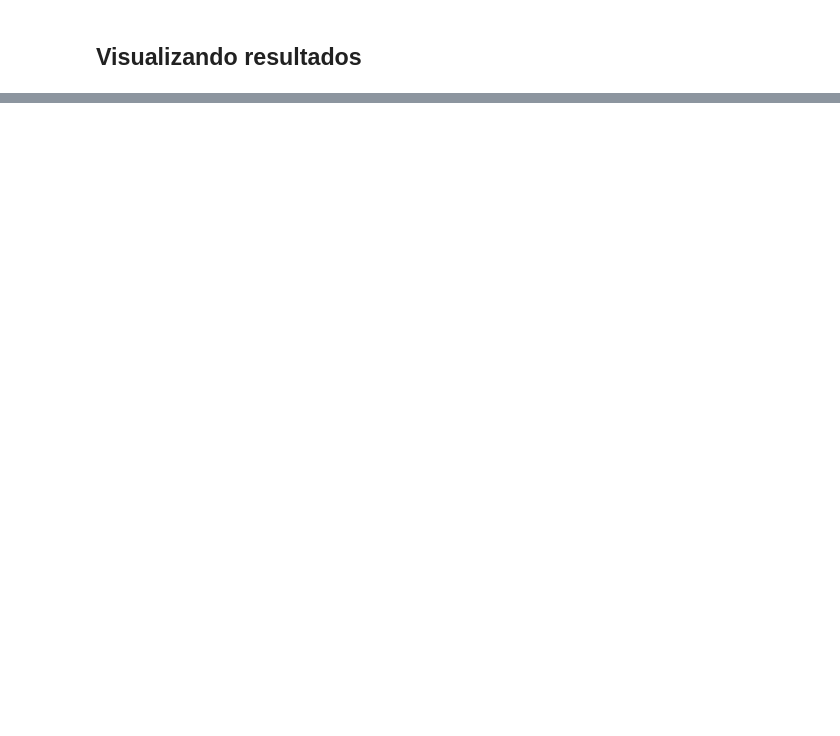
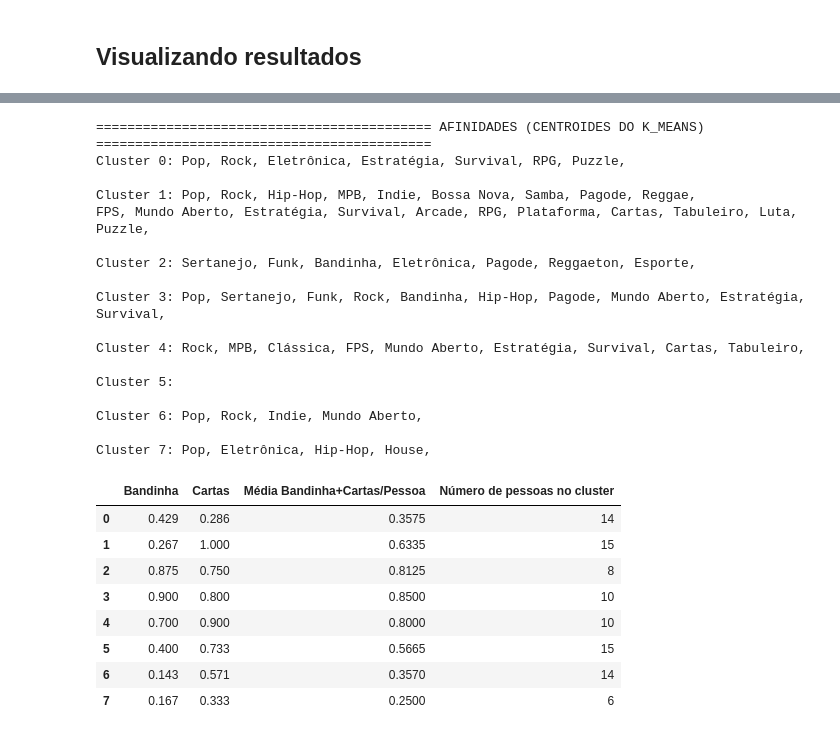
Before and after one commit to LuizHRF/UFFS, a Jupyter notebook: Inteligencia_Artificial/ml_nao_supervisionado/main.ipynb, the cells around one changed output, grey strips where cells are left out. Cells and saved outputs as stored; diff of their text form; code cells hidden in the pictures; blank space fills up the shorter version.

```diff
--- a/Inteligencia_Artificial/ml_nao_supervisionado/main.ipynb
+++ b/Inteligencia_Artificial/ml_nao_supervisionado/main.ipynb
@@ -28,8 +49,17 @@ optics_params = {
 }
 # %%
-model = KMeans(**k_means_params)
-model.fit(df.drop(columns=["Nome"]))
+model_k = KMeans(**k_means_params)
+model_k.fit(df.drop(columns=["Nome"]))
 
-model_optics = OPTICS(**optics_params)
-model_optics.fit(df.drop(columns=["Nome"]))
+agglomerative_model = AgglomerativeClustering(**agglomerative_params, distance_threshold = 4)
+agglomerative_model.fit(df.drop(columns=["Nome"]))
+
+agglomerative_model_2 = AgglomerativeClustering(**agglomerative_params, distance_threshold = 4.6)
+agglomerative_model_2.fit(df.drop(columns=["Nome"]))
+
+agglomerative_model_3 = AgglomerativeClustering(**agglomerative_params, distance_threshold = 5.7)
+agglomerative_model_3.fit(df.drop(columns=["Nome"]))
+
+agglomerative_model_4 = AgglomerativeClustering(**agglomerative_params, distance_threshold = 5.8)
+agglomerative_model_4.fit(df.drop(columns=["Nome"]))
 # %% [output]
@@ -93,0 +159,52 @@ AttributeError: 'SpectralClustering' object has no attribute 'cluster_centers_'
+# %%
+#
+centroides = pd.DataFrame(model_k.cluster_centers_.round(3), columns=df.columns[1:])
+count = pd.Series(model_k.labels_).value_counts().sort_index()
+print(lines + " AFINIDADES (CENTROIDES DO K_MEANS) " + lines)
+
+for i in range(centroides.shape[0]):
+    cols = centroides.columns[centroides.iloc[i] > 0.85].tolist()
+    print(f"Cluster {i}: ", end="")
+    flag = 0
+    if (len(cols) >=9):
+        for i in range(len(cols)):
+            if  i//9 >= 1 and flag == 0:
+                flag = 1
+                print("")
+            print(f"{cols[i]},", end=" ")
+    else:
+        for col in cols:
+            print(f"{col},", end=" ")
+
+    print("\n")
+
+media_bandinha_cartas = centroides[["Bandinha", "Cartas"]].mean(axis=1).rename("Média Bandinha+Cartas/Pessoa")
+pd.concat([centroides[["Bandinha", "Cartas"]], media_bandinha_cartas, count], axis=1).rename(columns={"count": "Número de pessoas no cluster"})
+# %% [output]
+=========================================== AFINIDADES (CENTROIDES DO K_MEANS) ===========================================
+Cluster 0: Pop, Rock, Eletrônica, Estratégia, Survival, RPG, Puzzle,
+
+Cluster 1: Pop, Rock, Hip-Hop, MPB, Indie, Bossa Nova, Samba, Pagode, Reggae,
+FPS, Mundo Aberto, Estratégia, Survival, Arcade, RPG, Plataforma, Cartas, Tabuleiro, Luta, Puzzle,
+
+Cluster 2: Sertanejo, Funk, Bandinha, Eletrônica, Pagode, Reggaeton, Esporte,
+
+Cluster 3: Pop, Sertanejo, Funk, Rock, Bandinha, Hip-Hop, Pagode, Mundo Aberto, Estratégia,
+Survival,
+
+Cluster 4: Rock, MPB, Clássica, FPS, Mundo Aberto, Estratégia, Survival, Cartas, Tabuleiro,
+
+Cluster 5:
+
+Cluster 6: Pop, Rock, Indie, Mundo Aberto,
+
+Cluster 7: Pop, Eletrônica, Hip-Hop, House,
+|  | Bandinha | Cartas | Média Bandinha+Cartas/Pessoa | Número de pessoas no cluster |
+| 0 | 0.429 | 0.286 | 0.3575 | 14 |
+| 1 | 0.267 | 1.000 | 0.6335 | 15 |
+| 2 | 0.875 | 0.750 | 0.8125 | 8 |
+| 3 | 0.900 | 0.800 | 0.8500 | 10 |
+| 4 | 0.700 | 0.900 | 0.8000 | 10 |
+| 5 | 0.400 | 0.733 | 0.5665 | 15 |
+| 6 | 0.143 | 0.571 | 0.3570 | 14 |
+| 7 | 0.167 | 0.333 | 0.2500 | 6 |
```
Also changed, not shown: parts of 14 cells of this notebook, 3 other files.
